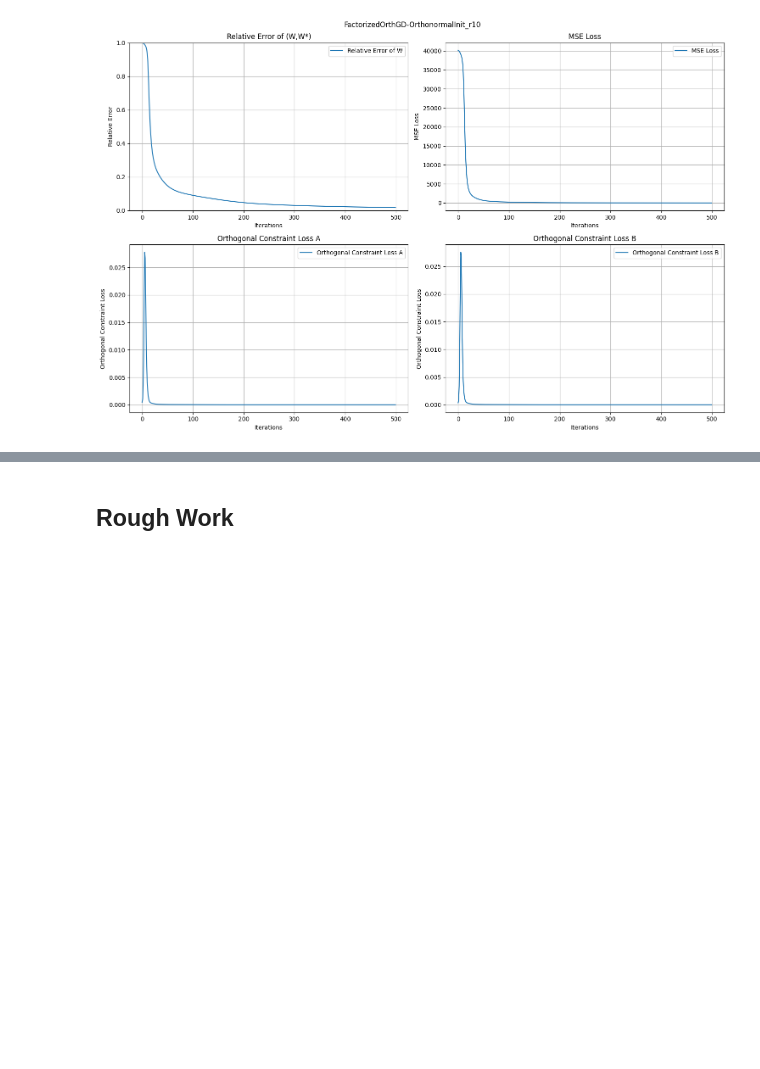
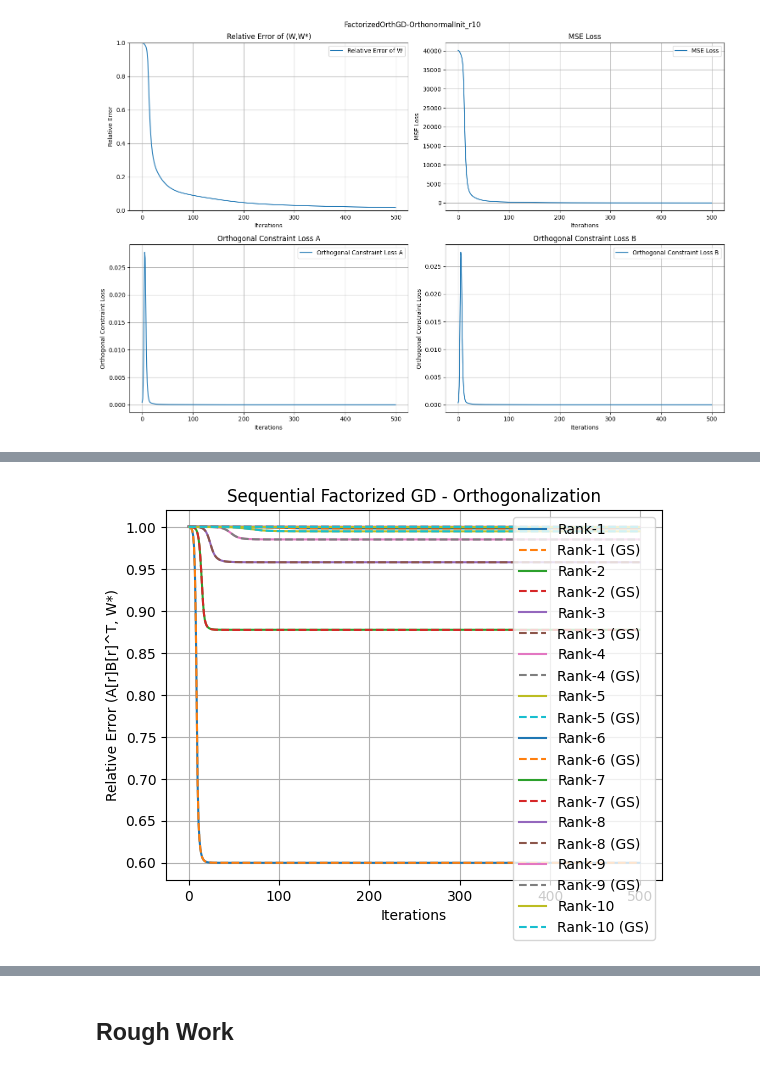
Before and after one commit to nikhil-chigali/Sequential-Low-Rank-Regression, a Jupyter notebook: sequential_low_rank_regression.ipynb, the cells around one changed output, grey strips where cells are left out. Drawn from its saved outputs; the diff is of its cells as text; code cells hidden in the pictures; blank space fills up the shorter version.

```diff
--- a/sequential_low_rank_regression.ipynb
+++ b/sequential_low_rank_regression.ipynb
@@ -750,0 +884,32 @@ Results can be viewed under [results/MatrixFactorization_GD.csv](https://github.
+# %%
+## Sequential recovery of orthogonal rank-1 components using Factorized GD
+# Rank-1 components
+A_r1s_orth = np.zeros((args.d, args.r))
+B_r1s_orth = np.zeros((args.m, args.r))
+
+# Errors
+seq_errors_orth = []
+
+# Sequential Factorized Gradient Descent
+filename = "results/SequentialFactorized_GD.csv"
+exp_name = "SequentialFactorizedOrthGD_r1"
+
+Y_res = Y.copy()
+
+# Running the sequential factorized GD with random initialization
+for i in range(args.r):
+    print(f"\n ------------------- Rank {i+1:02d} Recovery ------------------- ")
+    A_new, B_new, errors = FactorizedGD_Orth_GS(
+        X, Y_res, A_0, B_0, A_r1s_orth[:, :i], B_r1s_orth[:, :i], W_star, seq_args
+    )
+
+    # Storing the rank-1 components and errors
+    A_r1s_orth[:, i:i+1] = A_new
+    B_r1s_orth[:, i:i+1] = B_new
+    seq_errors_orth.append(errors)
+
+    # Deflation
+    Y_res = Y_res - X @ (A_new @ B_new.T)
+
+    # Logging the results
+    log_to_csv(filename, f"{exp_name}_r{i+1:02d}", errors, seq_args)
@@ -750,0 +1023,13 @@ Results can be viewed under [results/MatrixFactorization_GD.csv](https://github.
+# %%
+# Visualizing relative errors for the rank-1 components
+for i in range(args.r):
+    plt.plot(seq_errors_orth[i]["rel_error_W"], label=f"Rank-{i+1}")
+    plt.plot(seq_errors[i]["rel_error_W"], label=f"Rank-{i+1} (GS)", linestyle="--")
+plt.xlabel("Iterations")
+plt.ylabel("Relative Error (A[r]B[r]^T, W*)")
+plt.title("Sequential Factorized GD - Orthogonalization")
+plt.legend()
+plt.grid()
+plt.show()
+# %% [output]
+[figure, added]
```
Also changed, not shown: parts of 12 cells of this notebook, 1 other file.
